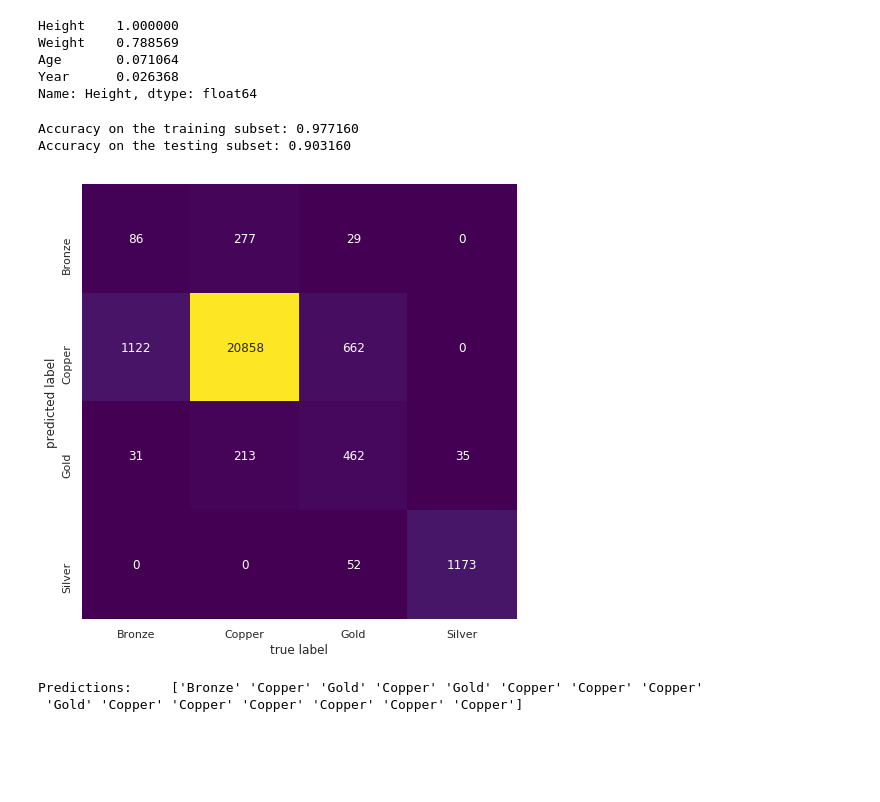
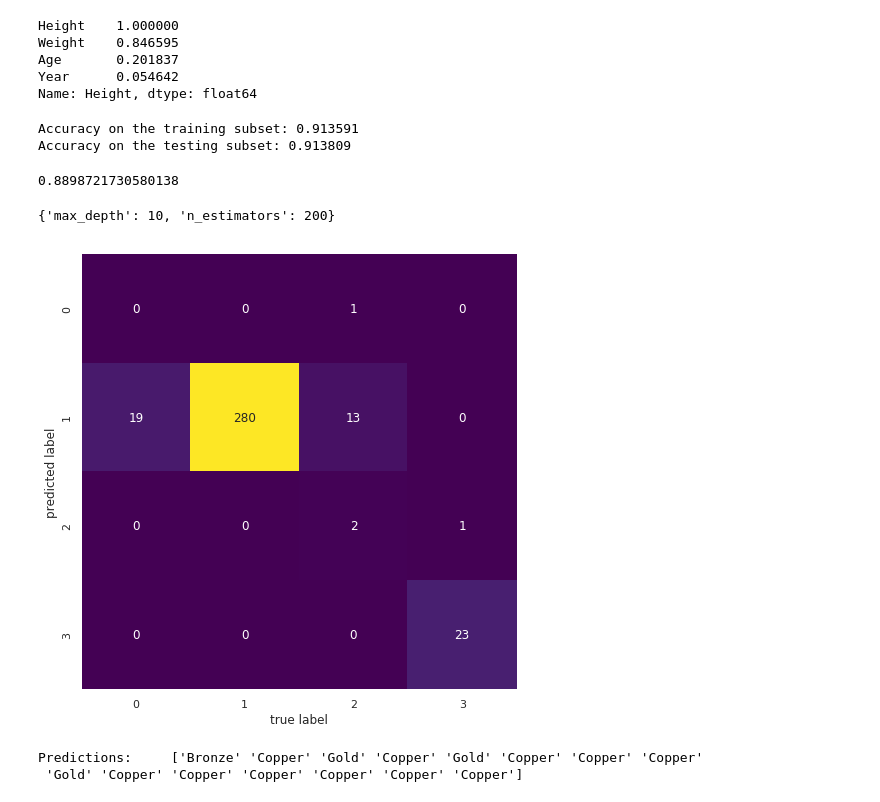
Before and after one commit to nassersaazi/ml_models, a Jupyter notebook: sports.ipynb, the cells around one changed output. Drawn from its saved outputs; the diff is of its cells as text; code cells hidden in the pictures; blank space fills up the shorter version.

```diff
--- a/sports.ipynb
+++ b/sports.ipynb
@@ -2,6 +2,8 @@
 import pandas as pd
 
 olympics = pd.read_csv("~/Documents/datasets/olympics/athlete_events.csv")
+olympics = olympics.sample(frac=0.005, random_state=1)
+
 attributes = ["Sex","Age","Height","Weight","Team","Games","Sport","City","Year","Season","Medal"]
 olympics_sum = olympics[attributes]
 olympics_sum = olympics_sum.dropna(subset=["Medal"])
@@ -16,4 +18,5 @@ olympics_sum.Age = olympics_sum["Age"].fillna(age_mean)
 olympics_sum.Height = olympics_sum["Height"].fillna(height_mean)
 olympics_sum.Weight = olympics_sum["Weight"].fillna(weight_mean)
 olympics_sum.head()
+olympics.shape
 # %% [output]
@@ -101,9 +99,9 @@ corr_matrix = olympics_sum.corr()
 corr_matrix["Height"].sort_values(ascending=False)
 # %% [output]
 Height    1.000000
-Weight    0.788569
-Age       0.071064
-Year      0.026368
+Weight    0.846595
+Age       0.201837
+Year      0.054642
 Name: Height, dtype: float64
 # %%
 '''
@@ -124,7 +122,9 @@ from sklearn.preprocessing import LabelBinarizer
 '''
 Load some data and do some cleaning
 '''
-olympics = pd.read_csv("~/Documents/datasets/olympics/athlete_events.csv",nrows = 100000)
+olympics = pd.read_csv("~/Documents/datasets/olympics/athlete_events.csv")
+olympics = olympics.sample(frac=0.5, random_state=1)
+
 attributes = ["Sex","Age","Height","Weight","Team","Games","Sport","City","Year","Season","Medal"]
 olympics.Medal = olympics["Medal"].fillna("Copper")
 olympics.Age = olympics["Age"].fillna(olympics['Age'].mean())
@@ -221,11 +221,11 @@ prepared = full_pipeline.fit_transform(olympics)
 labels = olympics["Medal"]
 
 X_train, X_test, y_train ,y_test = train_test_split(prepared, labels, random_state= 0)
-forest = RandomForestClassifier(n_jobs=-1,max_depth=100,n_estimators=100, random_state=0)
+forest = RandomForestClassifier(n_jobs=-1,max_depth=10,n_estimators=200, random_state=0)
 forest.fit(X_train, y_train)
-label_rf = forest.predict(X_test)
+y_pred = forest.predict(X_test)
 print('Accuracy on the training subset: {:3f}'.format(forest.score(X_train, y_train)))
 print('Accuracy on the testing subset: {:3f}'.format(forest.score(X_test, y_test)))
 # %% [output]
-Accuracy on the training subset: 0.977160
-Accuracy on the testing subset: 0.903160
+Accuracy on the training subset: 0.913591
+Accuracy on the testing subset: 0.913809
@@ -232,18 +242,27 @@ Accuracy on the testing subset: 0.903160
+# %%
+accuracy = grid_search.best_score_
+accuracy
+# %% [output]
+0.8898721730580138
+# %%
+grid_search.best_params_
+# %% [output]
+{'max_depth': 10, 'n_estimators': 200}
 # %%
 # Creating confusin matrix and heat map
 from sklearn.metrics import confusion_matrix
 import seaborn as sns
 import matplotlib.pyplot as plt
-mat = confusion_matrix(y_test, label_rf)
+mat = confusion_matrix(y_test, y_pred)
 sns.set(style="darkgrid")
 plt.figure(figsize=(15,8))
-sns.heatmap(mat.T, square=True, annot=True, fmt='d',cbar=False,cmap='viridis',xticklabels=encoder.classes_,yticklabels=encoder.classes_)
+sns.heatmap(mat.T, square=True, annot=True, fmt='d',cbar=False,cmap='viridis')
 
 #Plotting heatmap of Confusion Matrix
 plt.xlabel('true label')
 plt.ylabel('predicted label');
 # %% [output]
-[figure, old version]
+[figure, new version]
 # %%
 some_data = olympics.iloc[40:55]
 some_labels = labels.iloc[40:55]
```
Also changed, not shown: parts of 47 cells of this notebook, 1 other file.
